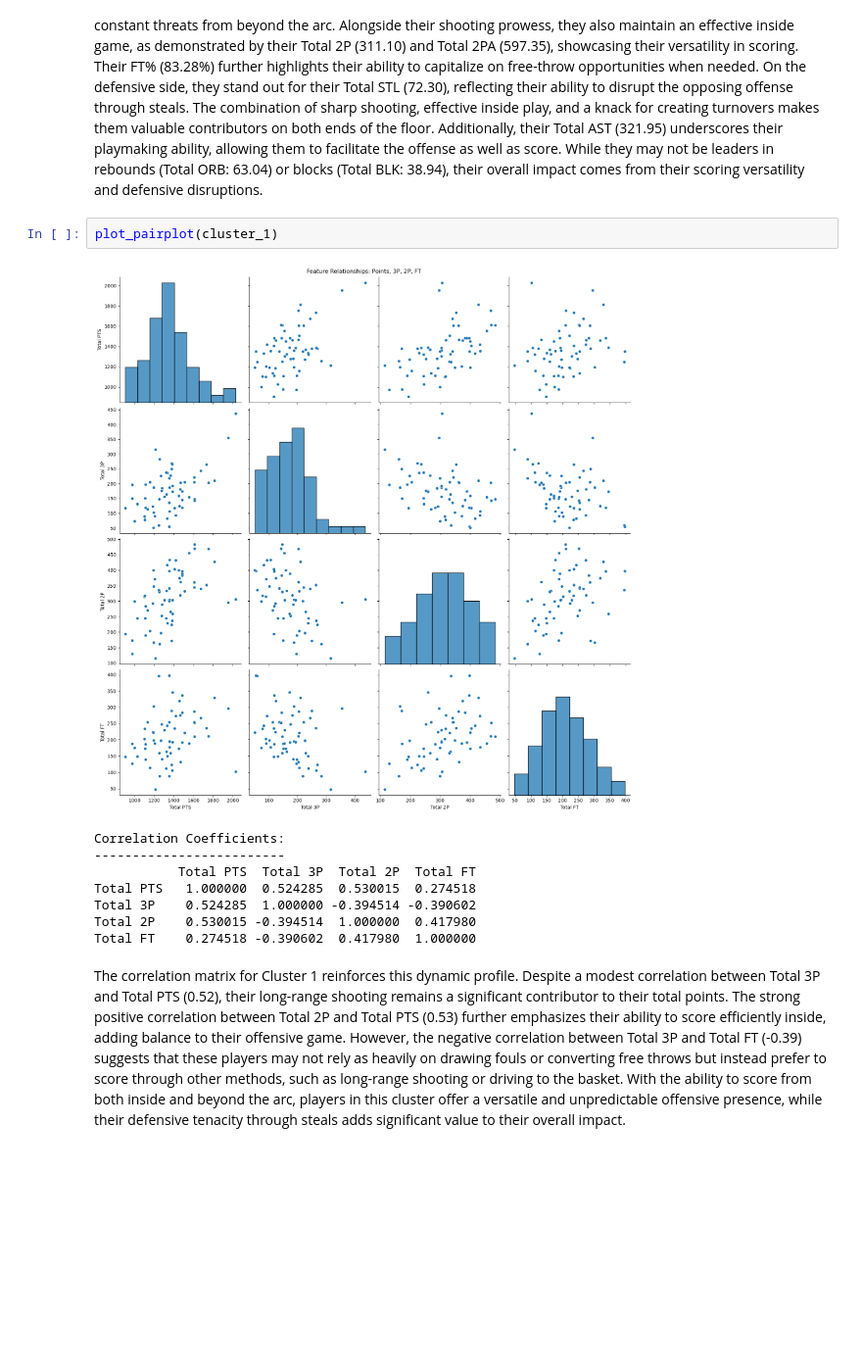
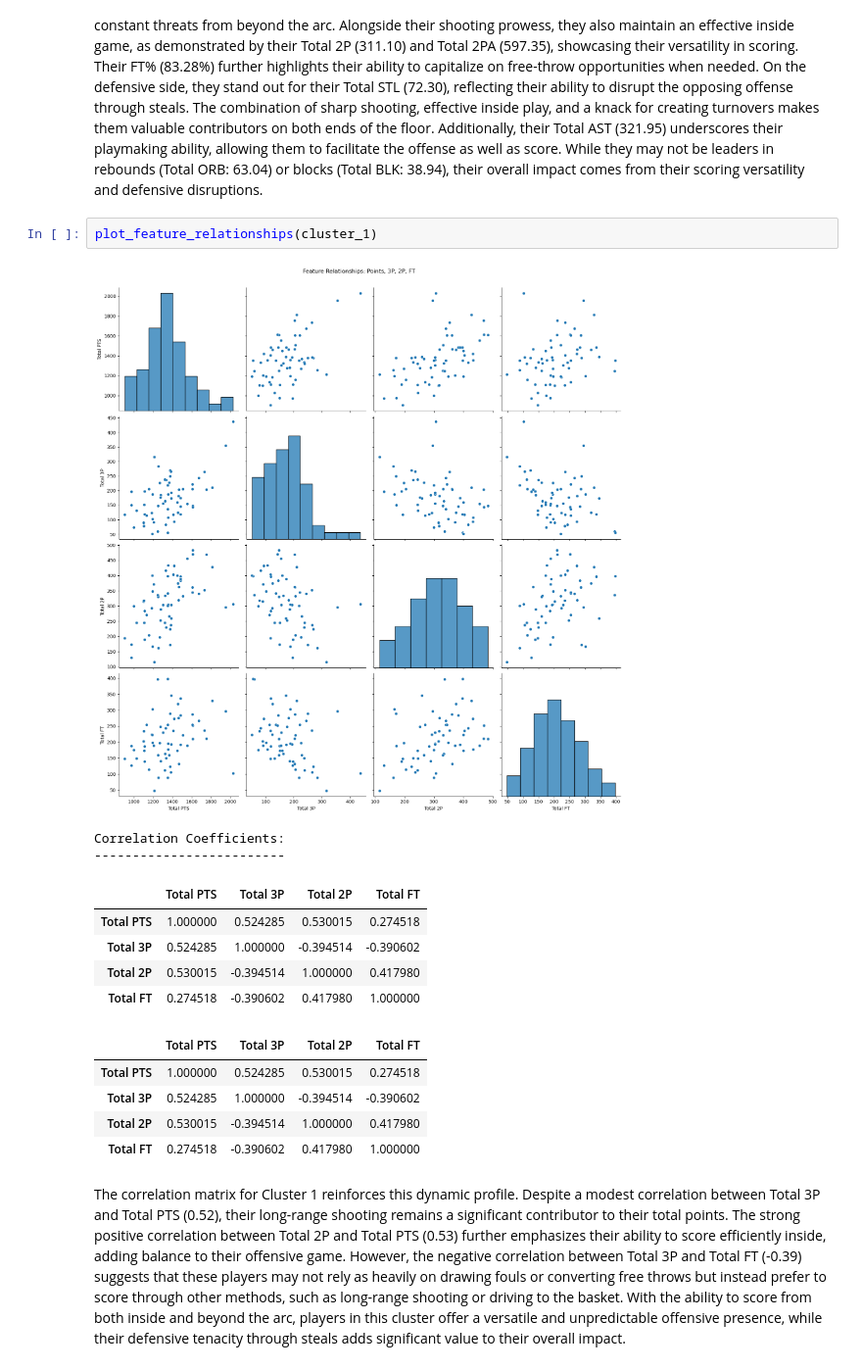
Before and after one commit to nazstephen/NBA-Archetypes, a Jupyter notebook: Project Notebook Part 2.ipynb, the cells around one changed output. Shown at 98% size. Drawn from its saved outputs; the diff is of its cells as text; blank space fills up the shorter version.

```diff
--- a/Project Notebook Part 2.ipynb
+++ b/Project Notebook Part 2.ipynb
@@ -249,15 +327,20 @@ dtype: float64
 # %% [markdown]
 Cluster 1, dubbed the "Sneaky Sniper," is defined by players who excel both offensively and defensively. These players are exceptional long-range shooters, with a high Total 3P (174.38) and solid 3P% (37.44%), making them constant threats from beyond the arc. Alongside their shooting prowess, they also maintain an effective inside game, as demonstrated by their Total 2P (311.10) and Total 2PA (597.35), showcasing their versatility in scoring. Their FT% (83.28%) further highlights their ability to capitalize on free-throw opportunities when needed. On the defensive side, they stand out for their Total STL (72.30), reflecting their ability to disrupt the opposing offense through steals. The combination of sharp shooting, effective inside play, and a knack for creating turnovers makes them valuable contributors on both ends of the floor. Additionally, their Total AST (321.95) underscores their playmaking ability, allowing them to facilitate the offense as well as score. While they may not be leaders in rebounds (Total ORB: 63.04) or blocks (Total BLK: 38.94), their overall impact comes from their scoring versatility and defensive disruptions.
 # %%
-plot_pairplot(cluster_1)
+plot_feature_relationships(cluster_1)
 # %% [output]
-[figure, old version]
+[figure, new version]
 Correlation Coefficients:
 -------------------------
-           Total PTS  Total 3P  Total 2P  Total FT
-Total PTS   1.000000  0.524285  0.530015  0.274518
-Total 3P    0.524285  1.000000 -0.394514 -0.390602
-Total 2P    0.530015 -0.394514  1.000000  0.417980
-Total FT    0.274518 -0.390602  0.417980  1.000000
+|  | Total PTS | Total 3P | Total 2P | Total FT |
+| Total PTS | 1.000000 | 0.524285 | 0.530015 | 0.274518 |
+| Total 3P | 0.524285 | 1.000000 | -0.394514 | -0.390602 |
+| Total 2P | 0.530015 | -0.394514 | 1.000000 | 0.417980 |
+| Total FT | 0.274518 | -0.390602 | 0.417980 | 1.000000 |
+|  | Total PTS | Total 3P | Total 2P | Total FT |
+| Total PTS | 1.000000 | 0.524285 | 0.530015 | 0.274518 |
+| Total 3P | 0.524285 | 1.000000 | -0.394514 | -0.390602 |
+| Total 2P | 0.530015 | -0.394514 | 1.000000 | 0.417980 |
+| Total FT | 0.274518 | -0.390602 | 0.417980 | 1.000000 |
 # %% [markdown]
 The correlation matrix for Cluster 1 reinforces this dynamic profile. Despite a modest correlation between Total 3P and Total PTS (0.52), their long-range shooting remains a significant contributor to their total points. The strong positive correlation between Total 2P and Total PTS (0.53) further emphasizes their ability to score efficiently inside, adding balance to their offensive game. However, the negative correlation between Total 3P and Total FT (-0.39) suggests that these players may not rely as heavily on drawing fouls or converting free throws but instead prefer to score through other methods, such as long-range shooting or driving to the basket. With the ability to score from both inside and beyond the arc, players in this cluster offer a versatile and unpredictable offensive presence, while their defensive tenacity through steals adds significant value to their overall impact.
```
Also changed, not shown: parts of 41 cells of this notebook.
